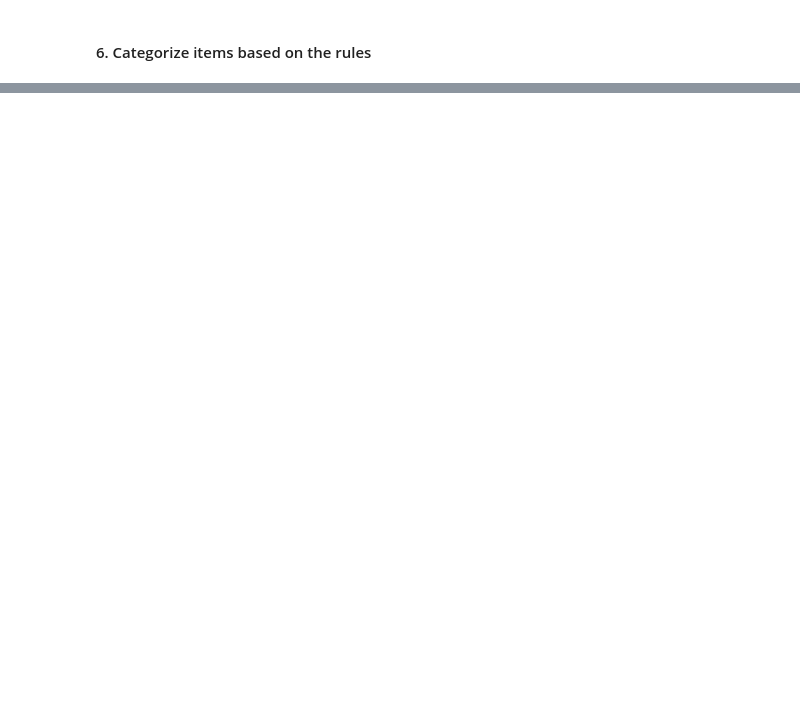
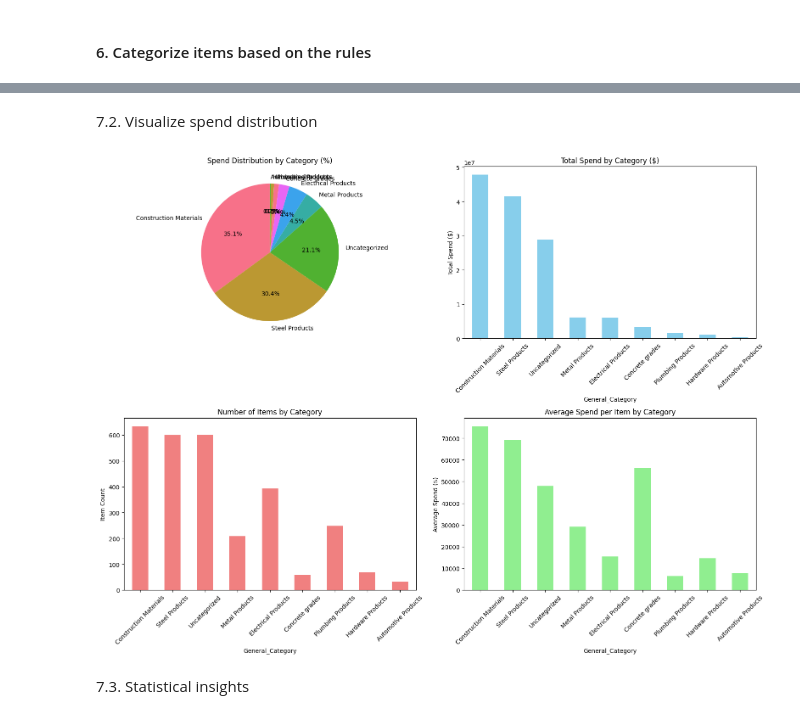
Before and after one commit to Abdallah-Elghandour/Items-Categorizer, a Jupyter notebook: categorizer.ipynb, the cells around one changed output, grey strips where cells are left out. Saved outputs shown, nothing was run; the diff lists cells and outputs as text; code cells hidden in the pictures; blank space fills up the shorter version.

Commit message:
Add analysis & insights, requirements.txt, and README

```diff
--- a/categorizer.ipynb
+++ b/categorizer.ipynb
@@ -393 +378,13 @@ df_cleaned.to_excel('categorized_purchase_orders.xlsx', index=False)
  'Automotive Products']
+# %%
+# Fix data types before saving to ensure integers remain as integers
+# Convert ID columns to integers (they may have been converted to float during processing)
+id_columns = ['Item ID', 'Purchase Order ID', 'Product ID', 'Account ID', 'Tax ID']
+
+for col in id_columns:
+    if col in df_cleaned.columns:
+        # Convert to integer, handling any potential NaN values
+        df_cleaned[col] = df_cleaned[col].astype('Int64')  # Use nullable integer type
+
+# Save with proper data types
+df_cleaned.to_excel('categorized_purchase_orders.xlsx', index=False)
@@ -393,0 +439,37 @@ df_cleaned.to_excel('categorized_purchase_orders.xlsx', index=False)
+# %% [markdown]
+7.2. Visualize spend distribution
+# %%
+# 2. Visualize spend distribution
+fig, axes = plt.subplots(2, 2, figsize=(16, 12))
+
+# Pie chart for spend percentage
+axes[0,0].pie(category_spend_sorted['Spend_Percentage'],
+              labels=category_spend_sorted.index,
+              autopct='%1.1f%%',
+              startangle=90)
+axes[0,0].set_title('Spend Distribution by Category (%)')
+
+# Bar chart for absolute spend
+category_spend_sorted['Total_Spend'].plot(kind='bar', ax=axes[0,1], color='skyblue')
+axes[0,1].set_title('Total Spend by Category ($)')
+axes[0,1].set_ylabel('Total Spend ($)')
+axes[0,1].tick_params(axis='x', rotation=45)
+
+# Item count by category
+category_spend_sorted['Item_Count'].plot(kind='bar', ax=axes[1,0], color='lightcoral')
+axes[1,0].set_title('Number of Items by Category')
+axes[1,0].set_ylabel('Item Count')
+axes[1,0].tick_params(axis='x', rotation=45)
+
+# Average spend per item
+category_spend_sorted['Avg_Spend_Per_Item'].plot(kind='bar', ax=axes[1,1], color='lightgreen')
+axes[1,1].set_title('Average Spend per Item by Category')
+axes[1,1].set_ylabel('Average Spend ($)')
+axes[1,1].tick_params(axis='x', rotation=45)
+
+plt.tight_layout()
+plt.show()
+# %% [output]
+[figure, added]
+# %% [markdown]
+7.3. Statistical insights
```
Also changed, not shown: parts of 10 cells of this notebook, 4 other files.
